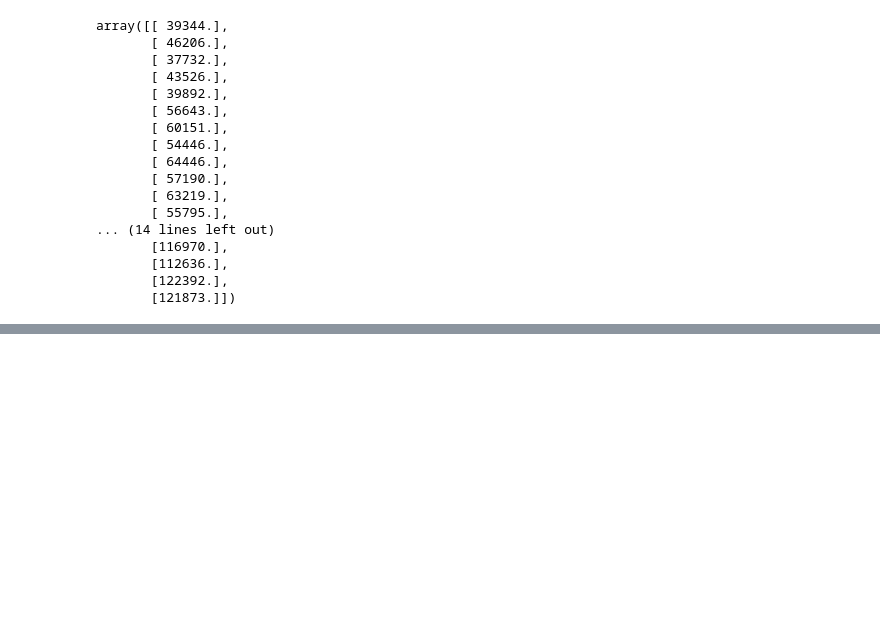
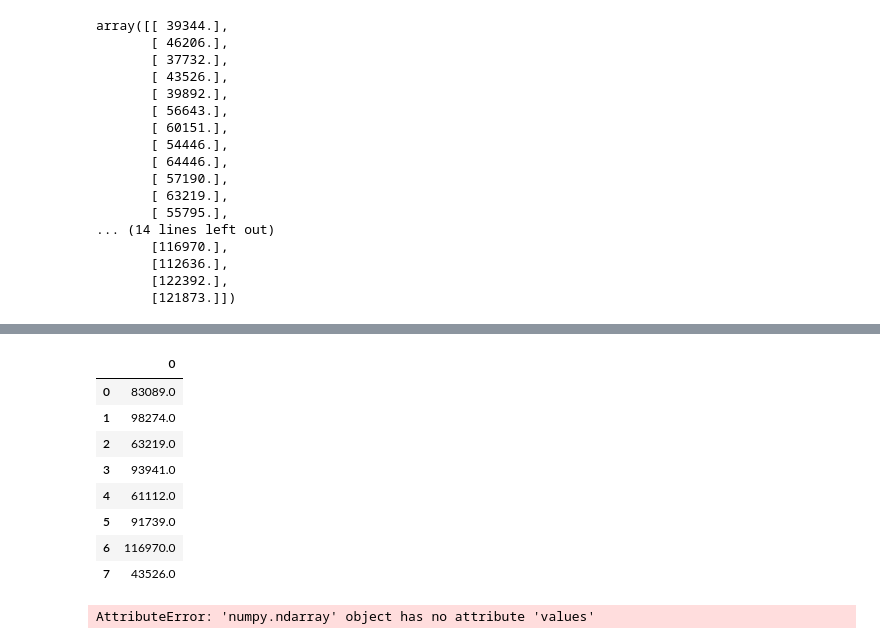
Before and after one commit to MoetezRadhouani/simple_salary_prediction, a Jupyter notebook: simple_salary_prediction.ipynb, the cells around one changed output, grey strips where cells are left out. Cells and saved outputs as stored; diff of their text form; code cells hidden in the pictures; blank space fills up the shorter version.

```diff
--- a/simple_salary_prediction.ipynb
+++ b/simple_salary_prediction.ipynb
@@ -4,7 +4,7 @@ import pandas as pd
 import seaborn as sns
 import matplotlib.pyplot as plt
 # %%
-salary_data=pd.read_csv("C:\\Users\\moete\\Downloads\\salary\\Salary_dataset.csv")
+salary_data=pd.read_csv("Salary_dataset.csv")
 # %%
 salary_data
 # %% [output]
@@ -143,0 +197,19 @@ x_train, y_train,X_test,y_test=
+# %%
+z= pd.DataFrame(y_test[:10])
+# %%
+z
+# %% [output]
+|  | 0 |
+| 0 | 83089.0 |
+| 1 | 98274.0 |
+| 2 | 63219.0 |
+| 3 | 93941.0 |
+| 4 | 61112.0 |
+| 5 | 91739.0 |
+| 6 | 116970.0 |
+| 7 | 43526.0 |
+# %%
+df_check = pd.DataFrame({'Actual': y_test[:10].values, 'Predicted': y_pred[:10].ravel()})
+df_check
+# %% [output]
+AttributeError: 'numpy.ndarray' object has no attribute 'values'
```
Also changed, not shown: parts of 11 cells of this notebook.
